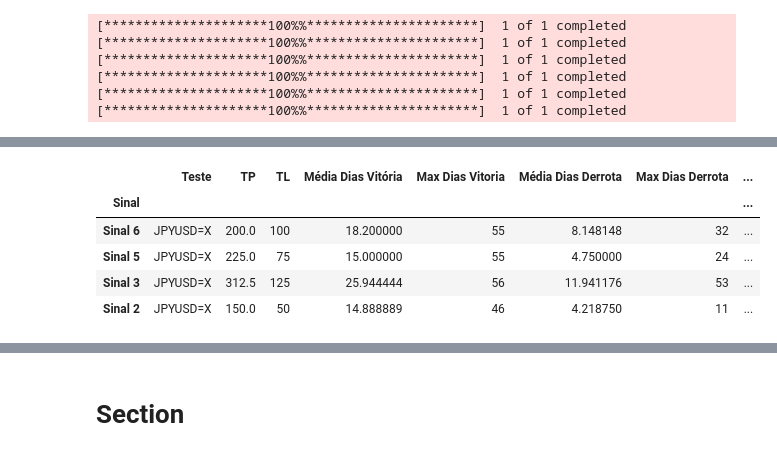
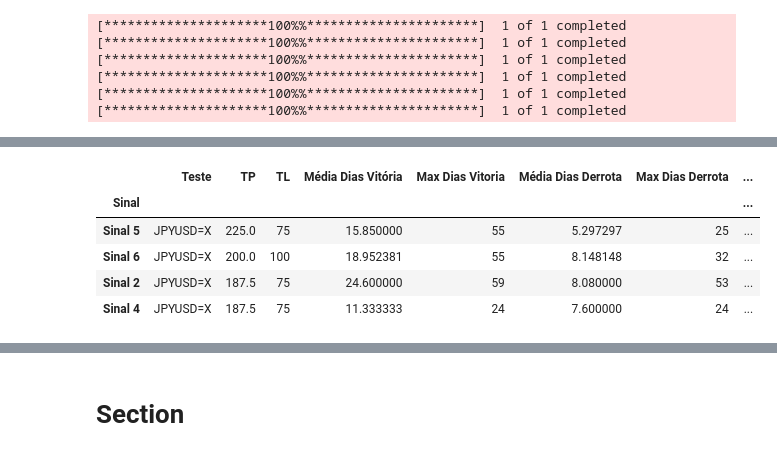
Before and after one commit to TomDataAnalytics333/COT_analysis, a Jupyter notebook: COT_main.ipynb, the cells around one changed output, grey strips where cells are left out. Drawn from its saved outputs; the diff is of its cells as text; code cells hidden in the pictures.

```diff
--- a/COT_main.ipynb
+++ b/COT_main.ipynb
@@ -755,10 +733,9 @@ resultados2[(resultados2['Teste'] == 'CADUSD=X')&(resultados2['retorno/invest']>
 # %%
-#JPY,GBP
-resultados1[(resultados1['Teste'] == 'JPYUSD=X')&(resultados1['retorno/invest']>10)].groupby('Sinal').first().sort_values('Sinal',ascending=False)
+resultados2[(resultados2['Teste'] == 'JPYUSD=X')&(resultados2['retorno/invest']>10)].groupby('Sinal').first().sort_values('retorno/invest',ascending=False)
 # %% [output]
 |  | Teste | TP | TL | Média Dias Vitória | Max Dias Vitoria | Média Dias Derrota | Max Dias Derrota | ... |
 | Sinal |  |  |  |  |  |  |  | ... |
-| Sinal 6 | JPYUSD=X | 200.0 | 100 | 18.200000 | 55 | 8.148148 | 32 | ... |
-| Sinal 5 | JPYUSD=X | 225.0 | 75 | 15.000000 | 55 | 4.750000 | 24 | ... |
-| Sinal 3 | JPYUSD=X | 312.5 | 125 | 25.944444 | 56 | 11.941176 | 53 | ... |
-| Sinal 2 | JPYUSD=X | 150.0 | 50 | 14.888889 | 46 | 4.218750 | 11 | ... |
+| Sinal 5 | JPYUSD=X | 225.0 | 75 | 15.850000 | 55 | 5.297297 | 25 | ... |
+| Sinal 6 | JPYUSD=X | 200.0 | 100 | 18.952381 | 55 | 8.148148 | 32 | ... |
+| Sinal 2 | JPYUSD=X | 187.5 | 75 | 24.600000 | 59 | 8.080000 | 53 | ... |
+| Sinal 4 | JPYUSD=X | 187.5 | 75 | 11.333333 | 24 | 7.600000 | 24 | ... |
```
Also changed, not shown: parts of 22 cells of this notebook, 8 other files.
